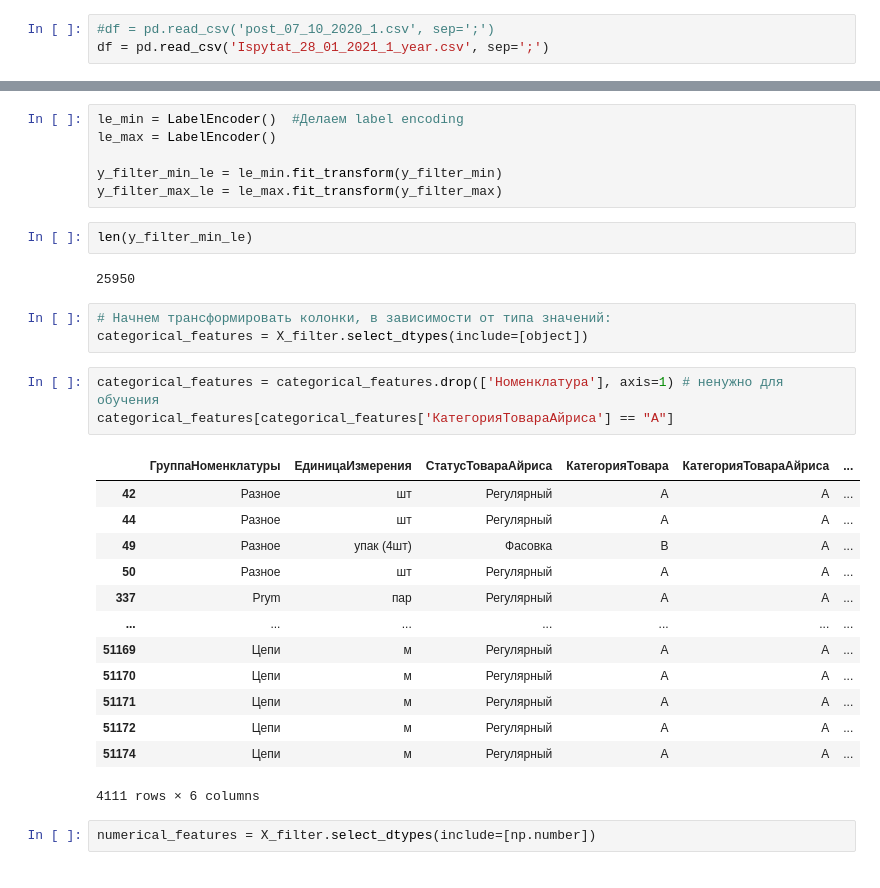
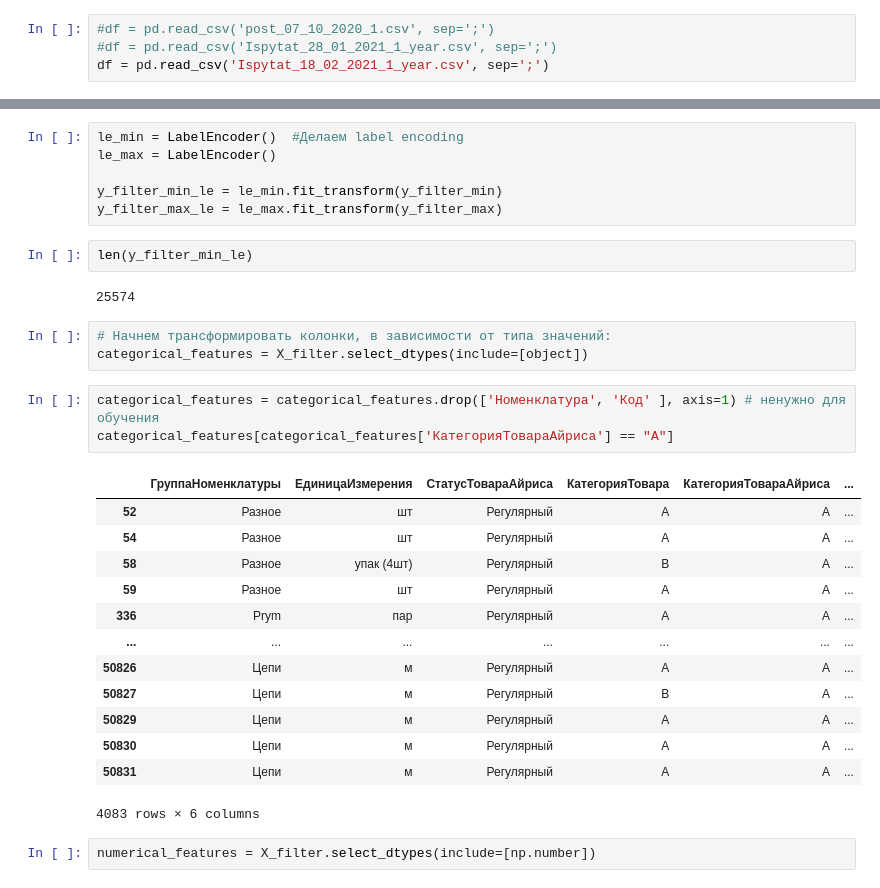
Before and after one commit to rosasha/MIN-MAX, a Jupyter notebook: MultiOutputRegressor_8.ipynb, the cells around one changed output, grey strips where cells are left out. Saved outputs shown, nothing was run; the diff lists cells and outputs as text.

```diff
--- a/MultiOutputRegressor_8.ipynb
+++ b/MultiOutputRegressor_8.ipynb
@@ -43,7 +43,8 @@ from ftplib import FTP
 #### При подготовке в продакт, сделать принудительный путь через os.path?
 # %%
 #df = pd.read_csv('post_07_10_2020_1.csv', sep=';')
-df = pd.read_csv('Ispytat_28_01_2021_1_year.csv', sep=';')
+#df = pd.read_csv('Ispytat_28_01_2021_1_year.csv', sep=';')
+df = pd.read_csv('Ispytat_18_02_2021_1_year.csv', sep=';')
 # %%
 df
 # %% [output]
@@ -403,27 +403,27 @@ y_filter_max_le = le_max.fit_transform(y_filter_max)
 # %%
 len(y_filter_min_le)
 # %% [output]
-25950
+25574
 # %%
 # Начнем трансформировать колонки, в зависимости от типа значений:
 categorical_features = X_filter.select_dtypes(include=[object])
 # %%
-categorical_features = categorical_features.drop(['Номенклатура'], axis=1) # ненужно для обучения
+categorical_features = categorical_features.drop(['Номенклатура', 'Код' ], axis=1) # ненужно для обучения
 categorical_features[categorical_features['КатегорияТовараАйриса'] == "A"]
 # %% [output]
 |  | ГруппаНоменклатуры | ЕдиницаИзмерения | СтатусТовараАйриса | КатегорияТовара | КатегорияТовараАйриса | ... |
-| 42 | Разное | шт | Регулярный | A | A | ... |
-| 44 | Разное | шт | Регулярный | A | A | ... |
-| 49 | Разное | упак (4шт) | Фасовка | B | A | ... |
-| 50 | Разное | шт | Регулярный | A | A | ... |
-| 337 | Prym | пар | Регулярный | A | A | ... |
+| 52 | Разное | шт | Регулярный | A | A | ... |
+| 54 | Разное | шт | Регулярный | A | A | ... |
+| 58 | Разное | упак (4шт) | Регулярный | B | A | ... |
+| 59 | Разное | шт | Регулярный | A | A | ... |
+| 336 | Prym | пар | Регулярный | A | A | ... |
 | ... | ... | ... | ... | ... | ... | ... |
-| 51169 | Цепи | м | Регулярный | A | A | ... |
-| 51170 | Цепи | м | Регулярный | A | A | ... |
-| 51171 | Цепи | м | Регулярный | A | A | ... |
-| 51172 | Цепи | м | Регулярный | A | A | ... |
-| 51174 | Цепи | м | Регулярный | A | A | ... |
+| 50826 | Цепи | м | Регулярный | A | A | ... |
+| 50827 | Цепи | м | Регулярный | B | A | ... |
+| 50829 | Цепи | м | Регулярный | A | A | ... |
+| 50830 | Цепи | м | Регулярный | A | A | ... |
+| 50831 | Цепи | м | Регулярный | A | A | ... |
-4111 rows × 6 columns
+4083 rows × 6 columns
 # %%
 numerical_features = X_filter.select_dtypes(include=[np.number])
 # %%
```
Also changed, not shown: parts of 58 cells of this notebook.
